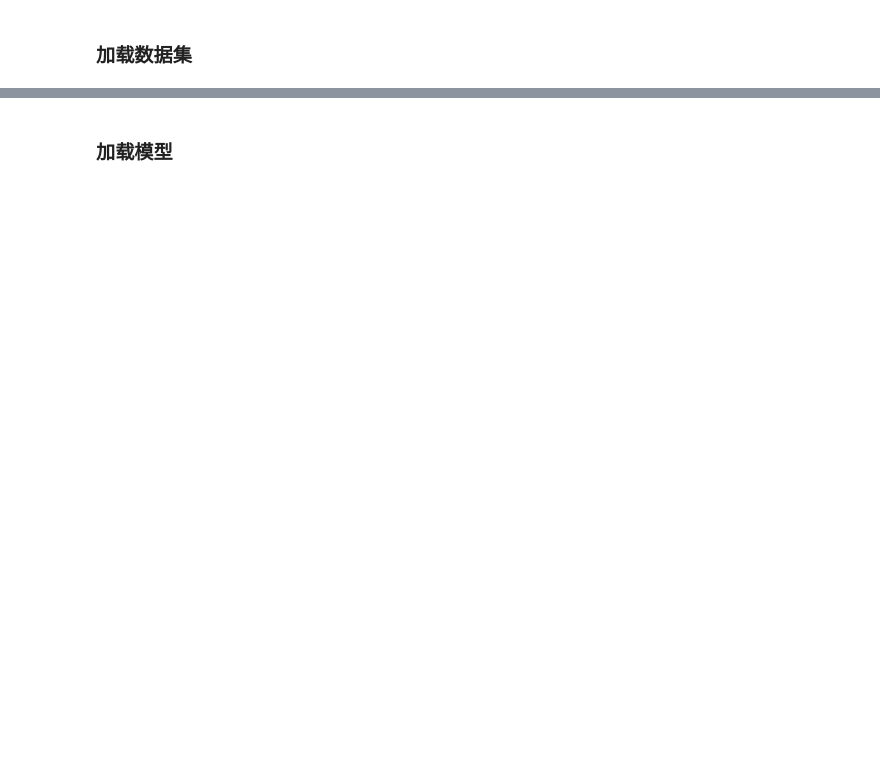
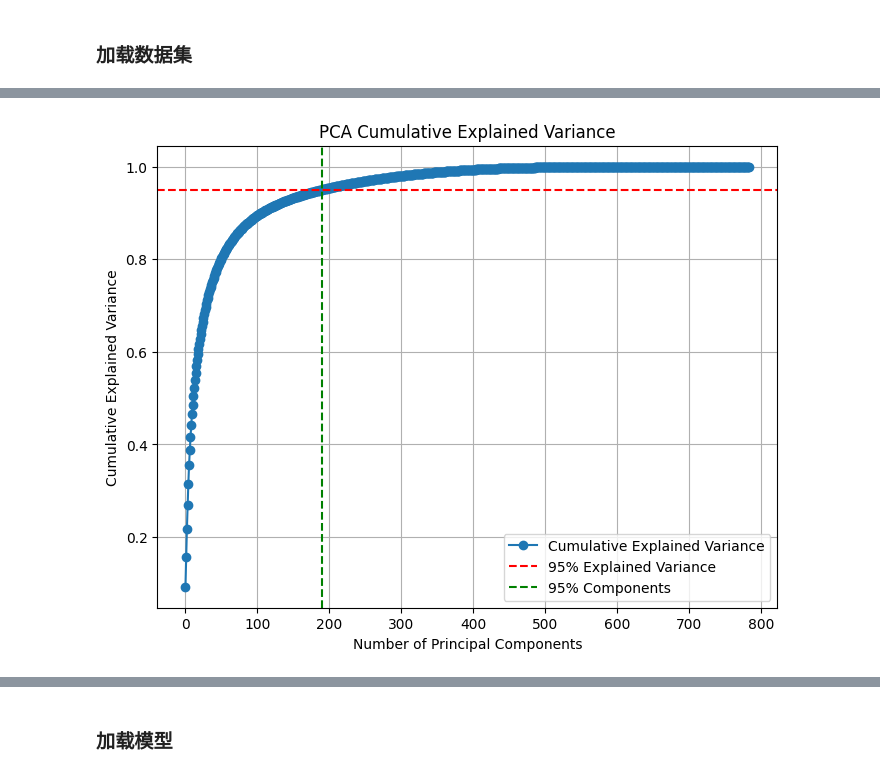
Before and after one commit to shirohasuki/KAN, a Jupyter notebook: demo/different_tasks/mnist.ipynb, the cells around one changed output, grey strips where cells are left out. Cells and saved outputs as stored; diff of their text form; code cells hidden in the pictures; blank space fills up the shorter version.

Commit message:
[FEAT] 1.Add Frontend: LDA, SVD 2. Add more models 3. Add lasso_test

```diff
--- a/demo/different_tasks/mnist.ipynb
+++ b/demo/different_tasks/mnist.ipynb
@@ -7,6 +7,7 @@ sys.path.append('../../')
 
 from datasets.datasets import DatasetManager
 
-dataset_manager = DatasetManager(batch_size=128)
+dataset_manager = DatasetManager(batch_size=2048)
+# train_loader, test_loader = dataset_manager.cifar_dataset()
 train_loader, test_loader = dataset_manager.mnist_dataset()
 # %% [output]
@@ -15,0 +19,85 @@ MNIST path: /home/shiroha/Code/Frontend/KAN/datasets/mnist
+# %%
+from sklearn.decomposition import PCA
+import torch
+from torch.utils.data import Dataset, DataLoader
+import numpy as np
+import matplotlib.pyplot as plt
+
+# 定义一个新的 Dataset 包装 PCA 处理后的数据
+class PCADataset(Dataset):
+    def __init__(self, data, targets):
+        self.data = torch.tensor(data, dtype=torch.float32)
+        self.targets = torch.tensor(targets, dtype=torch.long)
+
+    def __len__(self):
+        return len(self.targets)
+
+    def __getitem__(self, idx):
+        return self.data[idx], self.targets[idx]
+
+# 绘制 PCA 累积方差曲线
+def plot_pca_variance(train_loader):
+    # 提取训练数据并展平
+    train_data = []
+    for data, _ in train_loader:
+        train_data.append(data.view(data.size(0), -1).numpy())
+    train_data = np.vstack(train_data)
+
+    # 计算 PCA
+    pca = PCA()
+    pca.fit(train_data)
+    explained_variance_ratio = np.cumsum(pca.explained_variance_ratio_)
+
+    # 绘图
+    plt.figure(figsize=(8, 6))
+    plt.plot(explained_variance_ratio, marker='o', linestyle='-', label='Cumulative Explained Variance')
+    plt.axhline(y=0.95, color='r', linestyle='--', label='95% Explained Variance')
+    plt.axvline(x=np.argmax(explained_variance_ratio >= 0.95), color='g', linestyle='--', label='95% Components')
+    plt.title('PCA Cumulative Explained Variance')
+    plt.xlabel('Number of Principal Components')
+    plt.ylabel('Cumulative Explained Variance')
+    plt.legend()
+    plt.grid(True)
+    plt.show()
+
+# 添加 PCA 处理逻辑
+def apply_pca(train_loader, test_loader, n_components):
+    # 提取数据和标签
+    train_data = []
+    train_targets = []
+    for data, target in train_loader:
+        train_data.append(data.view(data.size(0), -1).numpy())
+        train_targets.append(target.numpy())
+    train_data = np.vstack(train_data)
+    train_targets = np.concatenate(train_targets)
+
+    test_data = []
+    test_targets = []
+    for data, target in test_loader:
+        test_data.append(data.view(data.size(0), -1).numpy())
+        test_targets.append(target.numpy())
+    test_data = np.vstack(test_data)
+    test_targets = np.concatenate(test_targets)
+
+    # 拟合 PCA
+    pca = PCA(n_components=n_components)
+    train_data_pca = pca.fit_transform(train_data)
+    test_data_pca = pca.transform(test_data)
+
+    # 包装为 DataLoader
+    train_pca_loader = DataLoader(PCADataset(train_data_pca, train_targets), batch_size=train_loader.batch_size, shuffle=True)
+    test_pca_loader = DataLoader(PCADataset(test_data_pca, test_targets), batch_size=test_loader.batch_size, shuffle=False)
+
+    return train_pca_loader, test_pca_loader
+
+# 在主程序中调用
+train_loader, test_loader = dataset_manager.mnist_dataset()
+
+# 绘制 PCA 累积方差曲线
+plot_pca_variance(train_loader)
+
+train_pca_loader, test_pca_loader = apply_pca(train_loader, test_loader, n_components=200)
+
+train_loader, test_loader = train_pca_loader, test_pca_loader
+# %% [output]
+[figure, added]
```
Also changed, not shown: parts of 15 cells of this notebook, 40 other files.
